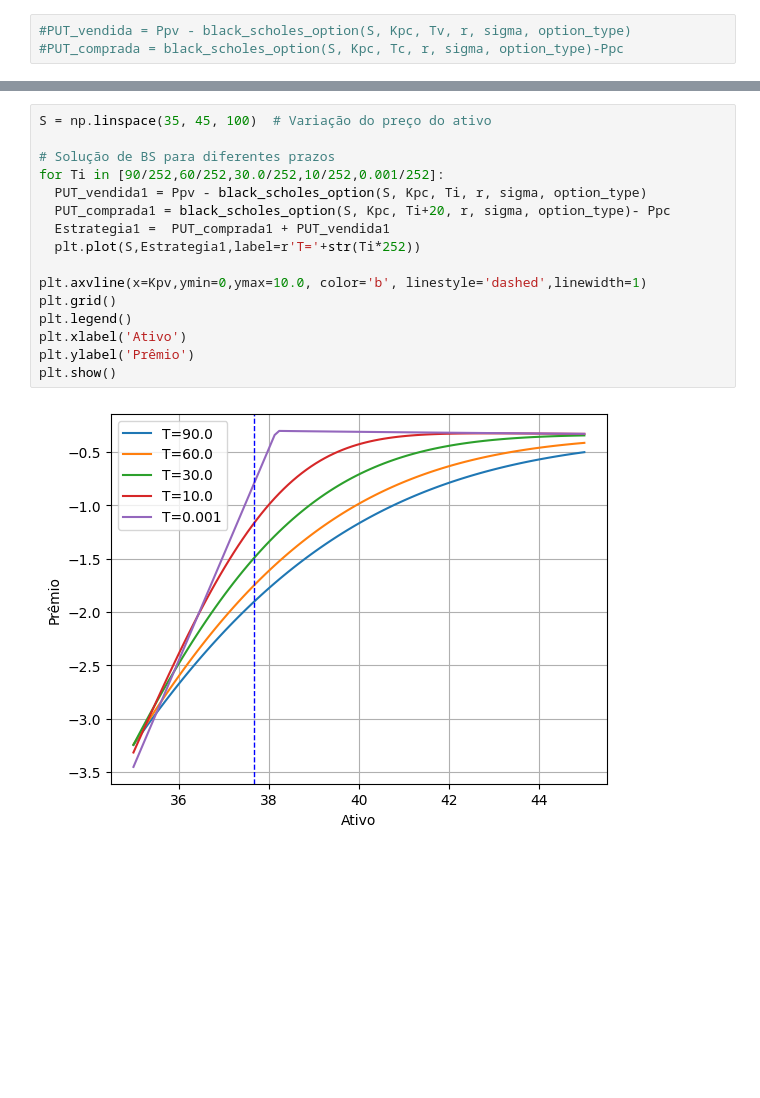
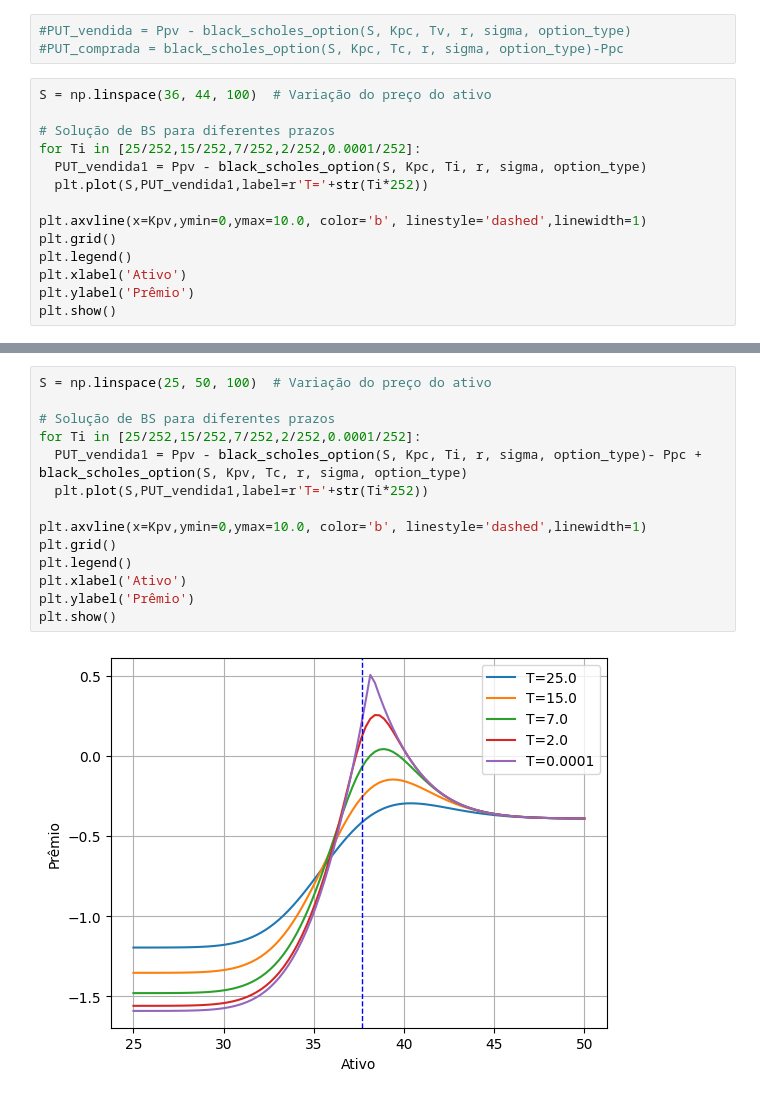
Before and after one commit to Felipe-Pinto/python_para_investimentos, a Jupyter notebook: Estratégias Ago_24.ipynb, the cells around one changed output, grey strips where cells are left out. Cells and saved outputs as stored; diff of their text form; blank space fills up the shorter version.

```diff
--- a/Estratégias Ago_24.ipynb
+++ b/Estratégias Ago_24.ipynb
@@ -179,3 +179,17 @@ plt.show()
 # %%
 #PUT_vendida = Ppv - black_scholes_option(S, Kpc, Tv, r, sigma, option_type)
 #PUT_comprada = black_scholes_option(S, Kpc, Tc, r, sigma, option_type)-Ppc
+# %%
+S = np.linspace(36, 44, 100)  # Variação do preço do ativo
+
+# Solução de BS para diferentes prazos
+for Ti in [25/252,15/252,7/252,2/252,0.0001/252]:
+  PUT_vendida1 = Ppv - black_scholes_option(S, Kpc, Ti, r, sigma, option_type)
+  plt.plot(S,PUT_vendida1,label=r'T='+str(Ti*252))
+
+plt.axvline(x=Kpv,ymin=0,ymax=10.0, color='b', linestyle='dashed',linewidth=1)
+plt.grid()
+plt.legend()
+plt.xlabel('Ativo')
+plt.ylabel('Prêmio')
+plt.show()
@@ -182,18 +198,16 @@ plt.show()
 # %%
-S = np.linspace(35, 45, 100)  # Variação do preço do ativo
+S = np.linspace(25, 50, 100)  # Variação do preço do ativo
 
 # Solução de BS para diferentes prazos
-for Ti in [90/252,60/252,30.0/252,10/252,0.001/252]:
-  PUT_vendida1 = Ppv - black_scholes_option(S, Kpc, Ti, r, sigma, option_type)
-  PUT_comprada1 = black_scholes_option(S, Kpc, Ti+20, r, sigma, option_type)- Ppc
-  Estrategia1 =  PUT_comprada1 + PUT_vendida1
-  plt.plot(S,Estrategia1,label=r'T='+str(Ti*252))
+for Ti in [25/252,15/252,7/252,2/252,0.0001/252]:
+  PUT_vendida1 = Ppv - black_scholes_option(S, Kpc, Ti, r, sigma, option_type)- Ppc + black_scholes_option(S, Kpv, Tc, r, sigma, option_type)
+  plt.plot(S,PUT_vendida1,label=r'T='+str(Ti*252))
 
 plt.axvline(x=Kpv,ymin=0,ymax=10.0, color='b', linestyle='dashed',linewidth=1)
 plt.grid()
 plt.legend()
 plt.xlabel('Ativo')
 plt.ylabel('Prêmio')
 plt.show()
 # %% [output]
-[figure, old version]
+[figure, new version]
```
Also changed, not shown: parts of 5 cells of this notebook.
